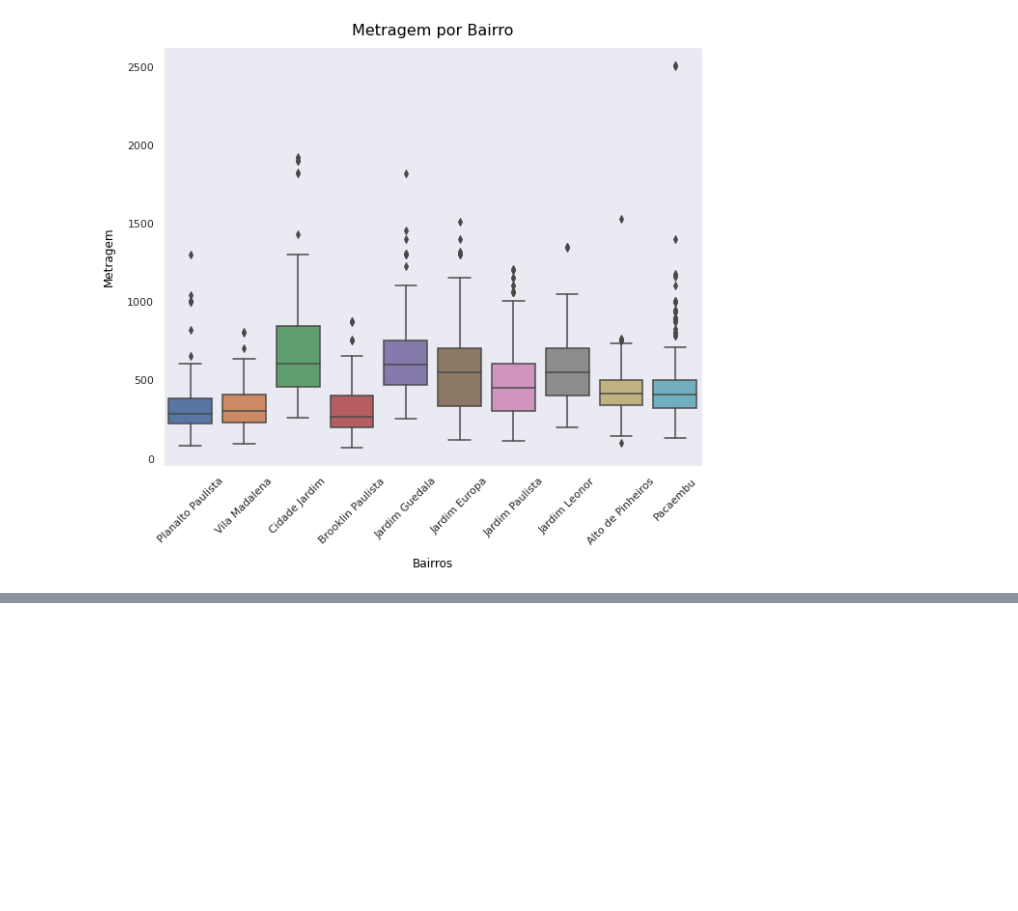
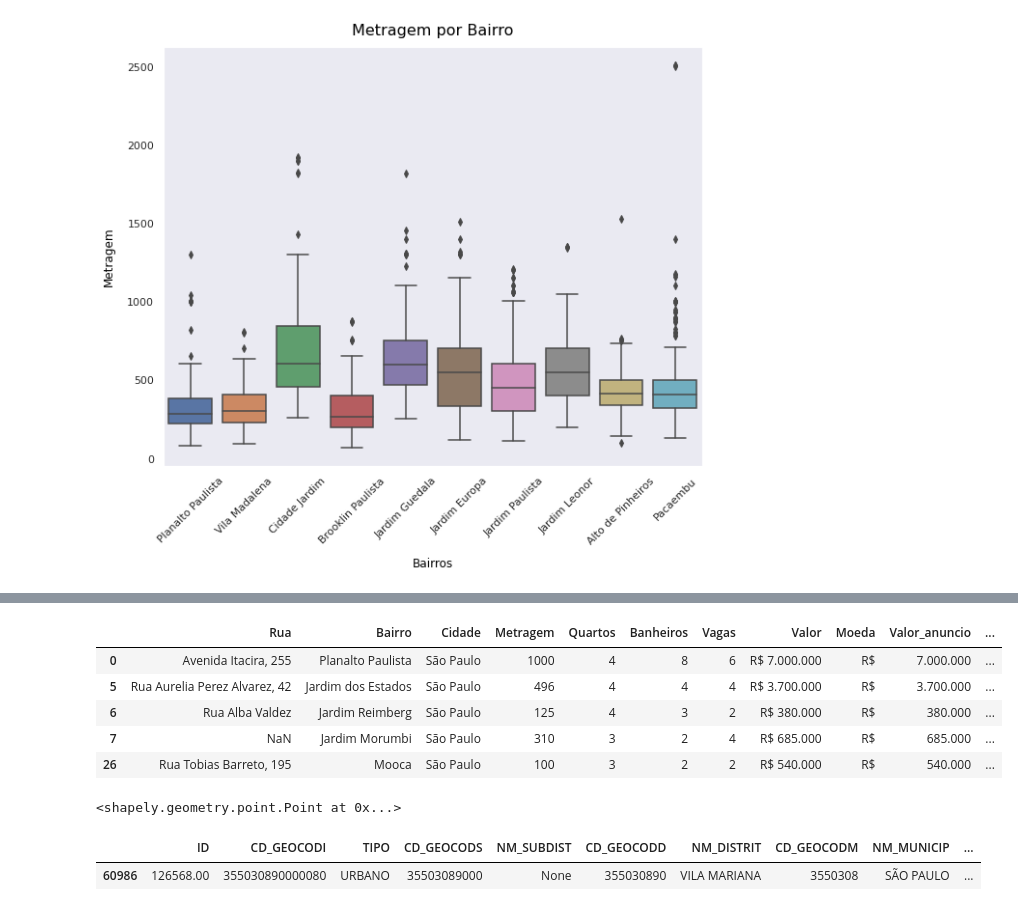
Before and after one commit to guihrodriguess/guihrodriguess, a Jupyter notebook: Imersão_Dados4_Imoveis_Guilherme.ipynb, the cells around one changed output, grey strips where cells are left out. Drawn from its saved outputs; the diff is of its cells as text; code cells hidden in the pictures; blank space fills up the shorter version.

```diff
--- a/Imersão_Dados4_Imoveis_Guilherme.ipynb
+++ b/Imersão_Dados4_Imoveis_Guilherme.ipynb
@@ -423,0 +530,6 @@ plt.show()
+# %%
+#lendo a base de dados de endereços com informaçãoes relevantes
+#para conexão entre base dados_filter e dados_ibge_sp
+
+enderecos = pd.read_csv('/content/drive/MyDrive/Imersão de Dados 4 - Alura Creditas/enderecos.csv')
+enderecos.head(1) # verificando a estrutura da base para filtrar por estado
@@ -423,0 +539,5 @@ plt.show()
+# %%
+#filtrando a base de endereços apenas para estado de sao paulo
+
+enderecos_sp = enderecos.query("sigla_uf == 'SP'")
+enderecos_sp.head(1)
@@ -423,0 +547,7 @@ plt.show()
+# %%
+#gerando uma nova coluna chamada rua a partir da concatenação das colunas do tipo e nome do logradouro
+#normalizado todos os dados da coluna para caracteres minusculos e retirado todos os espaços a mais
+
+enderecos_sp['rua'] = enderecos_sp['tipo_logr']+' '+enderecos_sp['logr_nome']
+enderecos_sp['rua'] = enderecos_sp['rua'].str.lower().str.strip()
+enderecos_sp.head(1)
@@ -423,0 +567,8 @@ plt.show()
+# %%
+#criando nova coluna apnas com tipo e nome da rua
+#utilizado metodo string.extract para retirar o numero e manter as string mesmo com espaços
+#retirando os espaços desnecessarios e normalizando caracteres minusculos para todos os dados da coluna
+
+dados_filter['Apenas_rua'] = dados_filter['Rua'].str.extract(r'(^[\w ]+)')
+dados_filter['Apenas_rua'] = dados_filter['Apenas_rua'].str.lower().str.strip()
+dados_filter.head(3)
@@ -423,0 +589,32 @@ plt.show()
+# %%
+#realizar a união de duas base com metodo merge do pandas
+#a referência para está união sera coluna rua da base enderecos_sp
+# e coluna Apenas_rua na base dados_filter
+
+dados_geo = pd.merge(
+     left = dados_filter,
+     right = enderecos_sp[['rua', 'cep','latitude', 'longitude']],
+     how = 'left', left_on = 'Apenas_rua', right_on = 'rua'
+).drop_duplicates(subset = dados_filter.columns).query('cep>0')
+
+dados_geo.head()
+# %% [output]
+|  | Rua | Bairro | Cidade | Metragem | Quartos | Banheiros | Vagas | Valor | Moeda | Valor_anuncio | ... |
+| 0 | Avenida Itacira, 255 | Planalto Paulista | São Paulo | 1000 | 4 | 8 | 6 | R$ 7.000.000 | R$ | 7.000.000 | ... |
+| 5 | Rua Aurelia Perez Alvarez, 42 | Jardim dos Estados | São Paulo | 496 | 4 | 4 | 4 | R$ 3.700.000 | R$ | 3.700.000 | ... |
+| 6 | Rua Alba Valdez | Jardim Reimberg | São Paulo | 125 | 4 | 3 | 2 | R$ 380.000 | R$ | 380.000 | ... |
+| 7 | NaN | Jardim Morumbi | São Paulo | 310 | 3 | 2 | 4 | R$ 685.000 | R$ | 685.000 | ... |
+| 26 | Rua Tobias Barreto, 195 | Mooca | São Paulo | 100 | 3 | 2 | 2 | R$ 540.000 | R$ | 540.000 | ... |
+# %%
+#importando biblioteca especifica para geolozalização
+#testando a utilização do metodo point com primeiro endereço da base dados_geo
+
+
+from shapely.geometry import Point
+
+latitude = -23.56
+longitude = -46.59
+
+Point(longitude, latitude)
+# %% [output]
+<shapely.geometry.point.Point at 0x...>
@@ -423,0 +637,10 @@ plt.show()
+# %%
+#filtrando a base setor_censo apra criação de um base com dados especificios
+#do municipio de são paulo, em seguida realizando teste do metodos com dados
+#de long e lan especificos do bairro Vila Mariana
+
+setor_censo_sp = setor_censo[setor_censo['NM_MUNICIP'] =='SÃO PAULO']
+setor_censo_sp[setor_censo_sp.contains(Point(-46.63, -23.58))]
+# %% [output]
+|  | ID | CD_GEOCODI | TIPO | CD_GEOCODS | NM_SUBDIST | CD_GEOCODD | NM_DISTRIT | CD_GEOCODM | NM_MUNICIP | ... |
+| 60986 | 126568.00 | 355030890000080 | URBANO | 35503089000 | None | 355030890 | VILA MARIANA | 3550308 | SÃO PAULO | ... |
```
Also changed, not shown: parts of 34 cells of this notebook.
